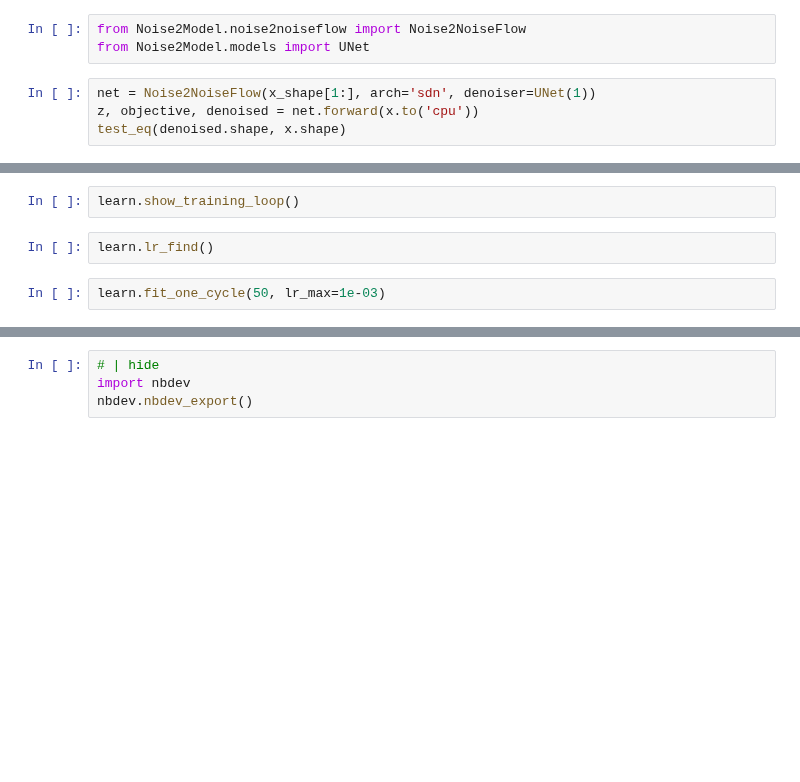
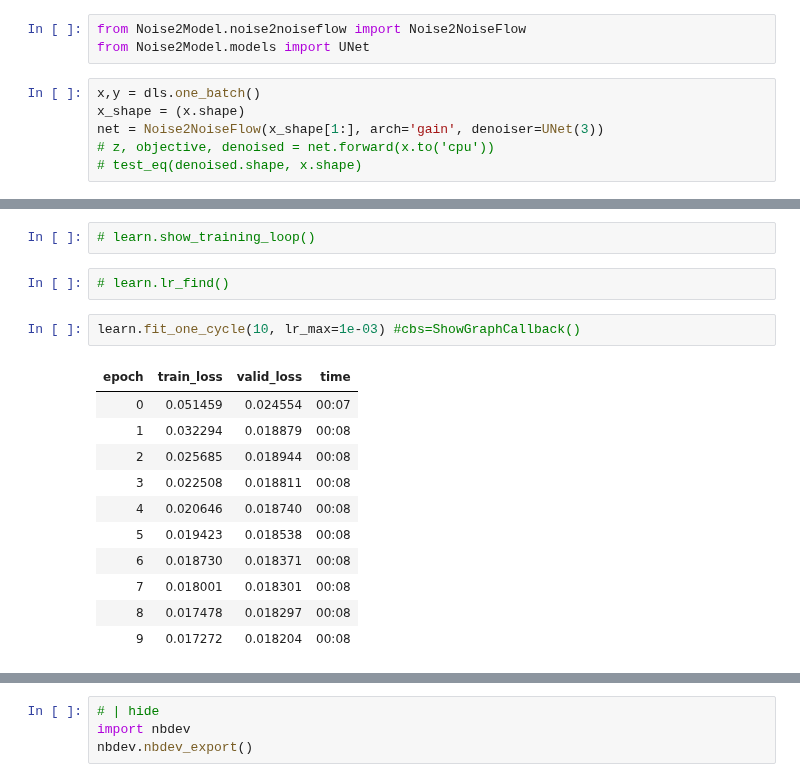
Before and after one commit to bmandracchia/Noise2Model, a Jupyter notebook: nbs/94_demo_demo4.ipynb, the cells around one changed output, grey strips where cells are left out. Drawn from its saved outputs; the diff is of its cells as text; blank space fills up the shorter version.

Commit message:
update - single output for noiseflow

```diff
--- a/nbs/94_demo_demo4.ipynb
+++ b/nbs/94_demo_demo4.ipynb
@@ -56,7 +53,9 @@ torch.Size([64, 1, 64, 64])
 from Noise2Model.noise2noiseflow import Noise2NoiseFlow
 from Noise2Model.models import UNet
 # %%
-net = Noise2NoiseFlow(x_shape[1:], arch='sdn', denoiser=UNet(1))
-z, objective, denoised = net.forward(x.to('cpu'))
-test_eq(denoised.shape, x.shape)
+x,y = dls.one_batch()
+x_shape = (x.shape)
+net = Noise2NoiseFlow(x_shape[1:], arch='gain', denoiser=UNet(3))
+# z, objective, denoised = net.forward(x.to('cpu'))
+# test_eq(denoised.shape, x.shape)
 # %% [output]
@@ -70,8 +85,20 @@ RuntimeError: The size of tensor a (64) must match the size of tensor b (512) at
-# %%
-learn.show_training_loop()
-# %%
-learn.lr_find()
+# %%
+# learn.show_training_loop()
+# %%
+# learn.lr_find()
 # %%
-learn.fit_one_cycle(50, lr_max=1e-03)
+learn.fit_one_cycle(10, lr_max=1e-03) #cbs=ShowGraphCallback()
+# %% [output]
+| epoch | train_loss | valid_loss | time |
+| 0 | 0.051459 | 0.024554 | 00:07 |
+| 1 | 0.032294 | 0.018879 | 00:08 |
+| 2 | 0.025685 | 0.018944 | 00:08 |
+| 3 | 0.022508 | 0.018811 | 00:08 |
+| 4 | 0.020646 | 0.018740 | 00:08 |
+| 5 | 0.019423 | 0.018538 | 00:08 |
+| 6 | 0.018730 | 0.018371 | 00:08 |
+| 7 | 0.018001 | 0.018301 | 00:08 |
+| 8 | 0.017478 | 0.018297 | 00:08 |
+| 9 | 0.017272 | 0.018204 | 00:08 |
 # %%
 learn.show_results(max_n=10, cmap='gray')
```
Also changed, not shown: parts of 7 cells of this notebook, 6 other files.
